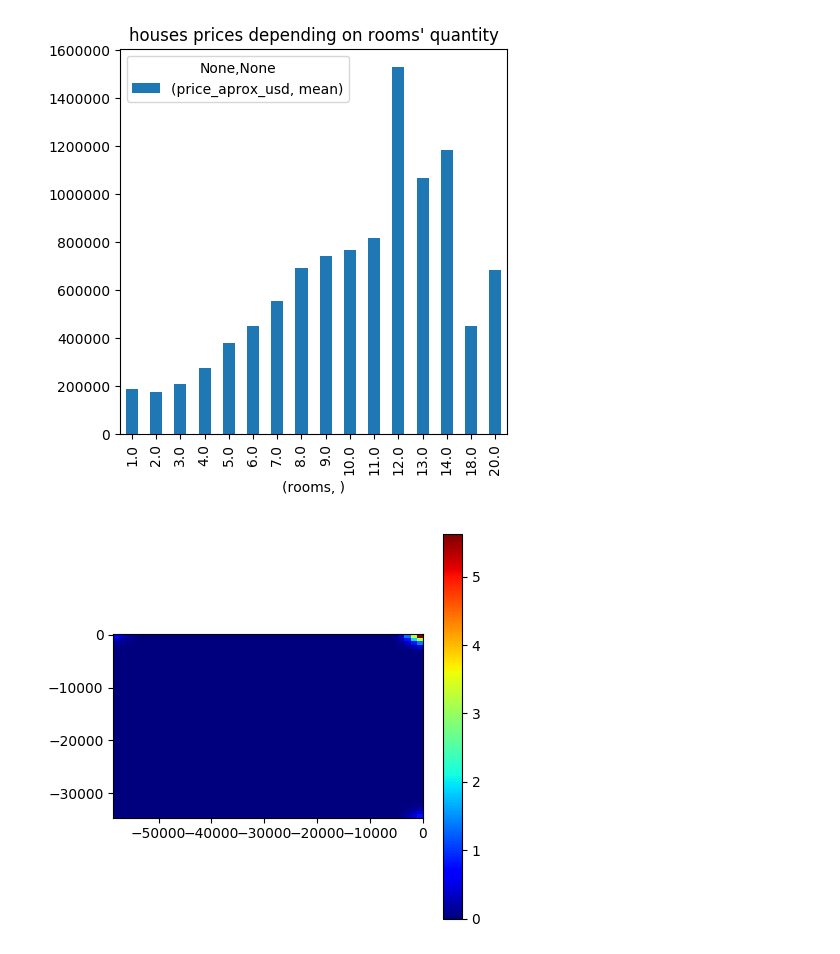
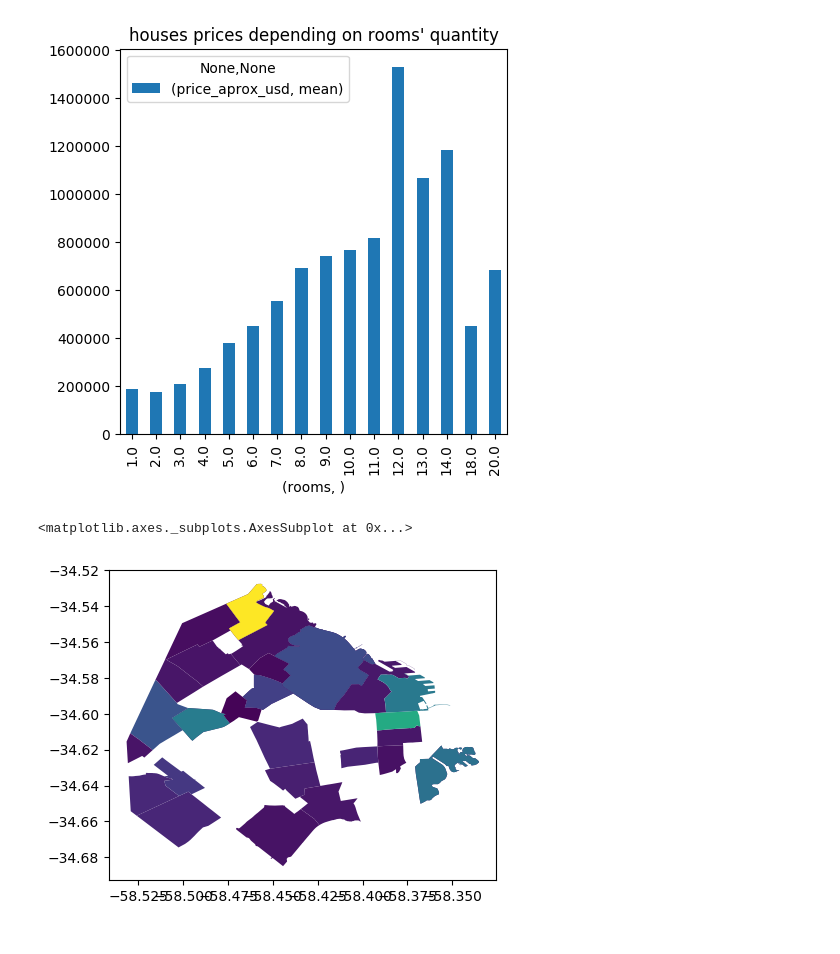
Before and after one commit to Monty1991/TPDATOS_7506_2017_2_ARGERICH, a Jupyter notebook: TP.ipynb, the cells around one changed output. Saved outputs shown, nothing was run; the diff lists cells and outputs as text; code cells hidden in the pictures.

```diff
--- a/TP.ipynb
+++ b/TP.ipynb
@@ -372,9 +377,25 @@ houses.plot(x=('rooms', ''), y=('price_aprox_usd', 'mean') , kind='bar', title="
 <matplotlib.axes._subplots.AxesSubplot at 0x...>
 [figure]
 # %%
-def convertir_a_GeoData(df):
+def convertToGeoData(df):
     geometry = [Point(xy) for xy in zip(df.lon, df.lat)]
     df = df.drop(['lat', 'lon'], axis = 1)
     crs = {'init': 'epsg:4326'}
-    geo_df = gpd.GeoDataFrame(df, crs = crs, geometry = geometry)
-    return geo_df
+    geoDf = gpd.GeoDataFrame(df, crs = crs, geometry = geometry)
+    return geoDf
+#--------------------------------------------------------------------
+def convertToGeoDataFrame(df):
+    geometry = [Polygon(x) for x in df['WKT'].tolist()]
+    crs = {'init': 'epsg:4326'}
+    geoDf = gpd.GeoDataFrame(df, crs = crs, geometry = geometry)
+    return geoDf
+#--------------------------------------------------------------------
+def convertStringToPolygon(listOfPolygons):
+    import re
+    finalList = []
+    pat = re.compile(r'''(-*\d+\.\d+ -*\d+\.\d+);*''')
+    for s in listOfPolygons:
+        matches = pat.findall(s)
+        if matches:
+            finalList.append([tuple(map(float, m.split())) for m in matches])
+    return finalList
@@ -402,10 +401,0 @@ def heatmap(d, bins=(100,100), smoothing=1.3, cmap='jet'):
-# %%
-densityMap = df
-densityMap.dropna(subset=['lat'], inplace = True)
-densityMap.dropna(subset=['lon'], inplace = True)
-# %%
-geoDf = convertir_a_GeoData(densityMap)
-# %%
-heatmap(geoDf, bins=50, smoothing=1.5)
-# %% [output]
-[figure, removed]
@@ -411,0 +441,16 @@ heatmap(geoDf, bins=50, smoothing=1.5)
+# %%
+#colors = dict(matplotlib.colors.cnames.iteritems()).keys()
+#df['colors'] = pd.Series(colors)
+#df = df.drop(['WKT', 'BARRIO', 'COMUNA', 'PERIMETRO', 'AREA'], axis = 1)
+densityMapDf = densityMapByPlaceName(df, 'Capital Federal')
+geoDf = convertToGeoData(densityMapDf)
+buenosAires = pd.read_csv('barrios/barrios.csv', low_memory = False)
+buenosAires['WKT'] = pd.Series(convertStringToPolygon(buenosAires['WKT'].tolist()))
+buenosAiresMap = convertToGeoDataFrame(buenosAires)
+geoDf = belongToPolygon(geoDf, buenosAiresMap)
+#base = buenosAiresMap.plot(color = 'white', edgecolor = 'black')
+geoDf.plot(column = 'price_aprox_usd')
+#plt.title('Variacion del precio en Ciudad de Buenos Aires', fontsize = 20)
+# %% [output]
+<matplotlib.axes._subplots.AxesSubplot at 0x...>
+[figure, added]
```
Also changed, not shown: parts of 4 cells of this notebook.
